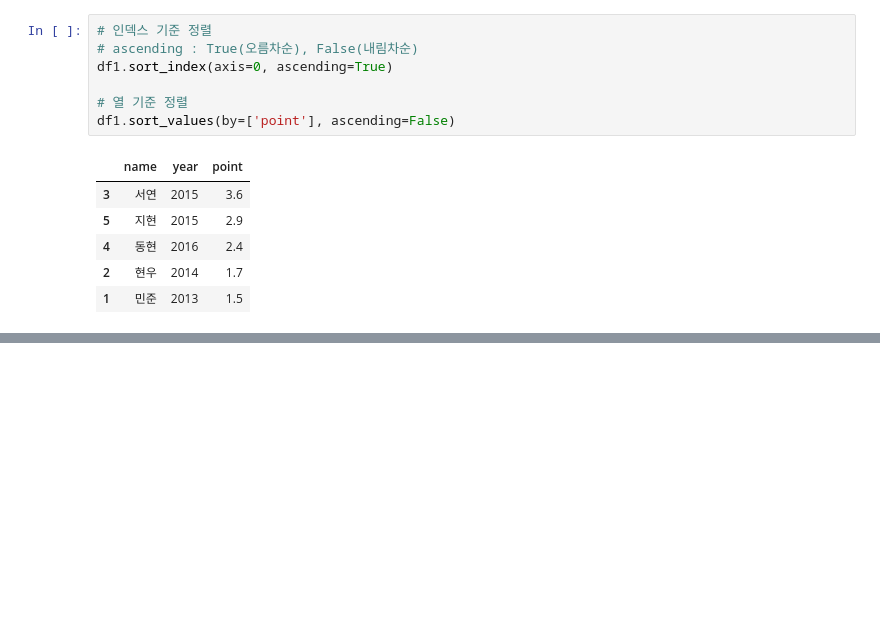
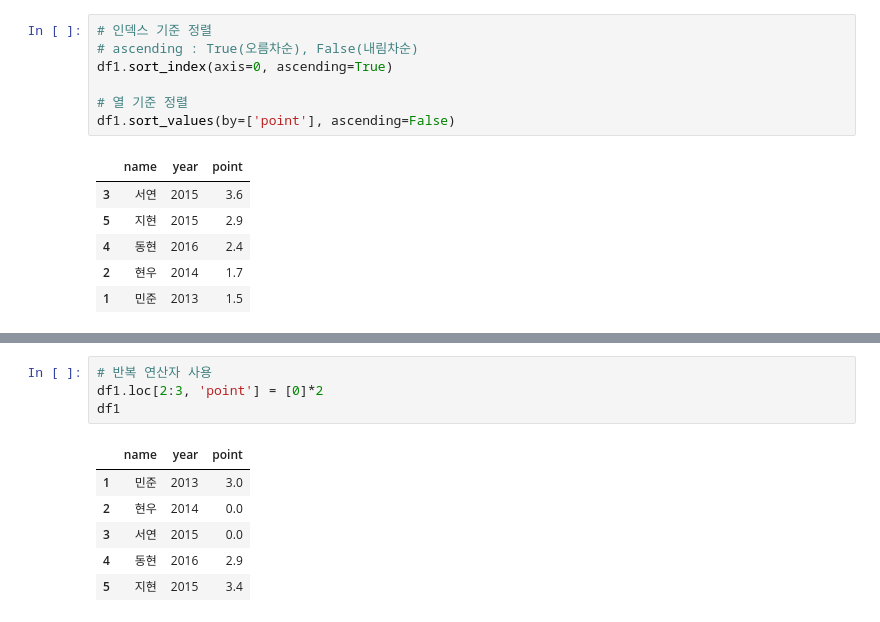
Before and after one commit to seohyun1001/python, a Jupyter notebook: ch07/pandasTest.ipynb, the cells around one changed output, grey strips where cells are left out. Cells and saved outputs as stored; diff of their text form; blank space fills up the shorter version.

```diff
--- a/ch07/pandasTest.ipynb
+++ b/ch07/pandasTest.ipynb
@@ -335,0 +530,11 @@ df1.sort_values(by=['point'], ascending=False)
+# %%
+# 반복 연산자 사용
+df1.loc[2:3, 'point'] = [0]*2
+df1
+# %% [output]
+|  | name | year | point |
+| 1 | 민준 | 2013 | 3.0 |
+| 2 | 현우 | 2014 | 0.0 |
+| 3 | 서연 | 2015 | 0.0 |
+| 4 | 동현 | 2016 | 2.9 |
+| 5 | 지현 | 2015 | 3.4 |
```
Also changed, not shown: parts of 14 cells of this notebook, 1 other file.
